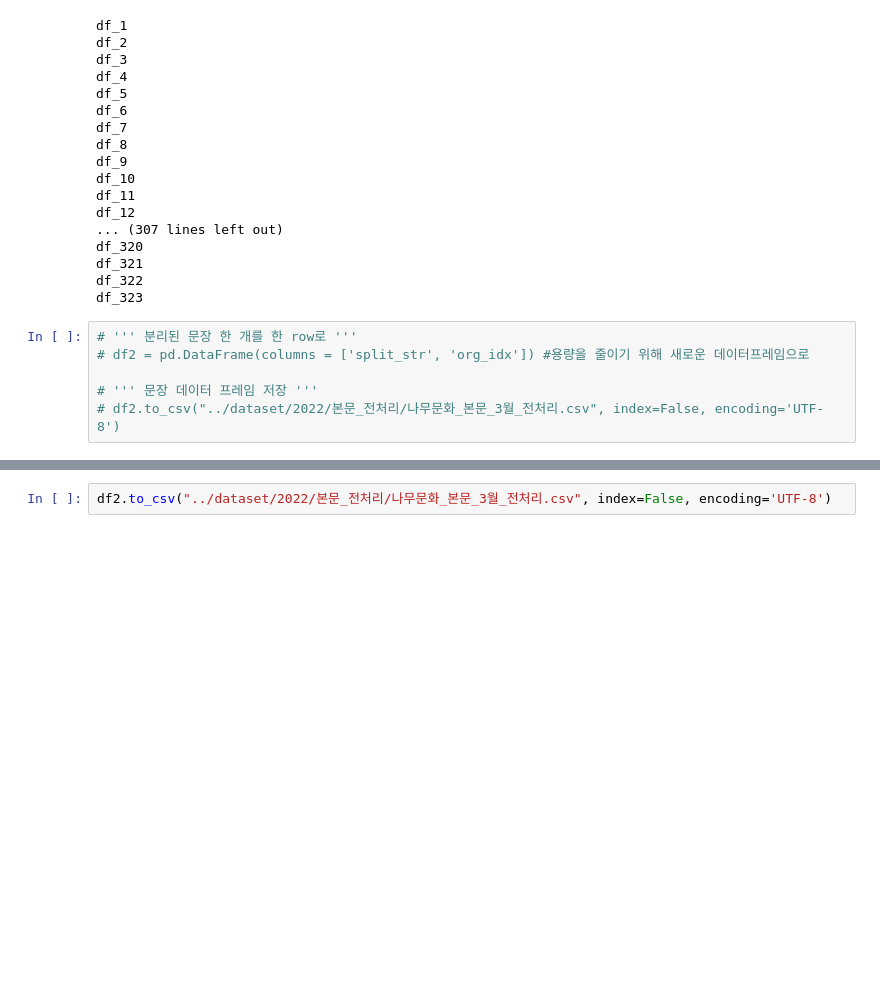
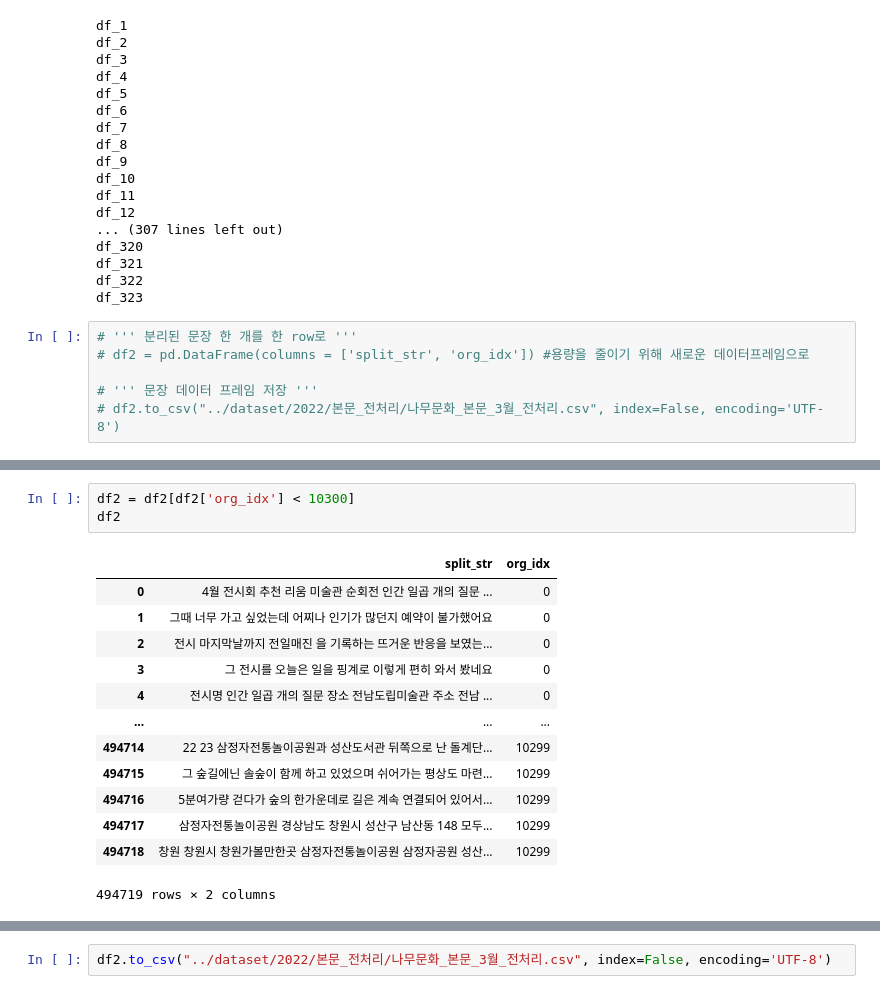
Before and after one commit to DDalaDDula/NIFoS, a Jupyter notebook: 문화/한글_텍스트_전처리/한글_텍스트_전처리_3월(불용어_제거_및_문장분리).ipynb, the cells around one changed output, grey strips where cells are left out. Saved outputs shown, nothing was run; the diff lists cells and outputs as text; blank space fills up the shorter version.

```diff
--- a/문화/한글_텍스트_전처리/한글_텍스트_전처리_3월(불용어_제거_및_문장분리).ipynb
+++ b/문화/한글_텍스트_전처리/한글_텍스트_전처리_3월(불용어_제거_및_문장분리).ipynb
@@ -145 +145,18 @@ df2
+# %%
+df2 = df2[df2['org_idx'] < 10300]
+df2
+# %% [output]
+|  | split_str | org_idx |
+| 0 | 4월 전시회 추천 리움 미술관 순회전 인간 일곱 개의 질문 ... | 0 |
+| 1 | 그때 너무 가고 싶었는데 어찌나 인기가 많던지 예약이 불가했어요 | 0 |
+| 2 | 전시 마지막날까지 전일매진 을 기록하는 뜨거운 반응을 보였는... | 0 |
+| 3 | 그 전시를 오늘은 일을 핑계로 이렇게 편히 와서 봤네요 | 0 |
+| 4 | 전시명 인간 일곱 개의 질문 장소 전남도립미술관 주소 전남 ... | 0 |
+| ... | ... | ... |
+| 494714 | 22 23 삼정자전통놀이공원과 성산도서관 뒤쪽으로 난 돌계단... | 10299 |
+| 494715 | 그 숲길에닌 솔숲이 함께 하고 있었으며 쉬어가는 평상도 마련... | 10299 |
+| 494716 | 5분여가량 걷다가 숲의 한가운데로 길은 계속 연결되어 있어서... | 10299 |
+| 494717 | 삼정자전통놀이공원 경상남도 창원시 성산구 남산동 148 모두... | 10299 |
+| 494718 | 창원 창원시 창원가볼만한곳 삼정자전통놀이공원 삼정자공원 성산... | 10299 |
+494719 rows × 2 columns
 # %%
```
Also changed, not shown: parts of 4 cells of this notebook, 3 other files.
